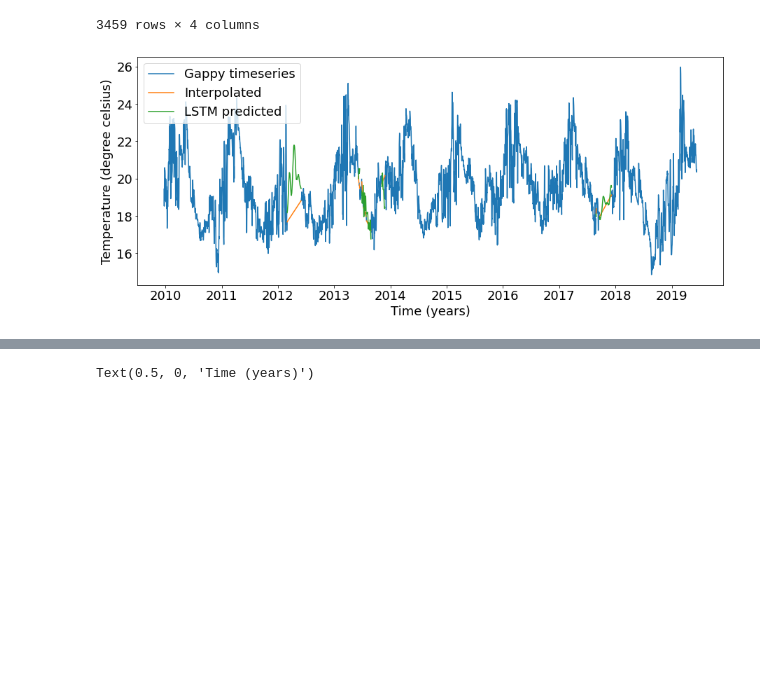
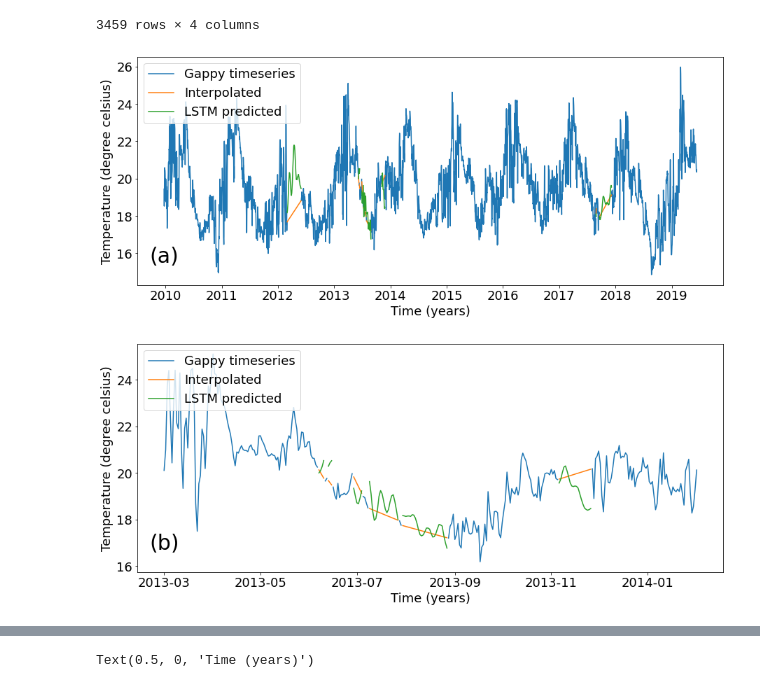
Before and after one commit to SteefanContractor/OceanML, a Jupyter notebook: script/temp_depth_gapfilling_plots.ipynb, the cells around one changed output, grey strips where cells are left out. Saved outputs shown, nothing was run; the diff lists cells and outputs as text; code cells hidden in the pictures; blank space fills up the shorter version.

```diff
--- a/script/temp_depth_gapfilling_plots.ipynb
+++ b/script/temp_depth_gapfilling_plots.ipynb
@@ -443,8 +443,8 @@ temp_df_245
 temp_df_245.InterpTime.iloc[np.where(~np.isnan(temp_df_245.TEMP))] = np.nan
 temp_df_245.LSTM_pred.iloc[np.where(~np.isnan(temp_df_245.TEMP))] = np.nan
 # %%
-def gapfilling_comp_plot(plot_df):
-  plt.figure(figsize=(15, 6))
+def gapfilling_comp_plot(plot_df, lab):
+  fig, ax = plt.subplots(figsize=(15,6))
 
   plt.plot(plot_df.index, plot_df.TEMP, label='Gappy timeseries')
   plt.plot(plot_df.index, plot_df.InterpTime,
@@ -454,8 +454,11 @@ def gapfilling_comp_plot(plot_df):
   plt.legend(loc='upper left')
   plt.ylabel("Temperature (degree celsius)")
   plt.xlabel("Time (years)")
+  plt.text(0.02,0.1,lab,transform=ax.transAxes,fontsize=30)
   plt.show()
-# %%
-gapfilling_comp_plot(temp_df_245)
-# %% [output]
-[figure, removed]
+# %%
+gapfilling_comp_plot(temp_df_245, "(a)")
+gapfilling_comp_plot(temp_df_245['2013-03-01':'2014-02-01'], "(b)")
+# %% [output]
+[figure, added]
+[figure, added]
```
Also changed, not shown: parts of 9 cells of this notebook.
